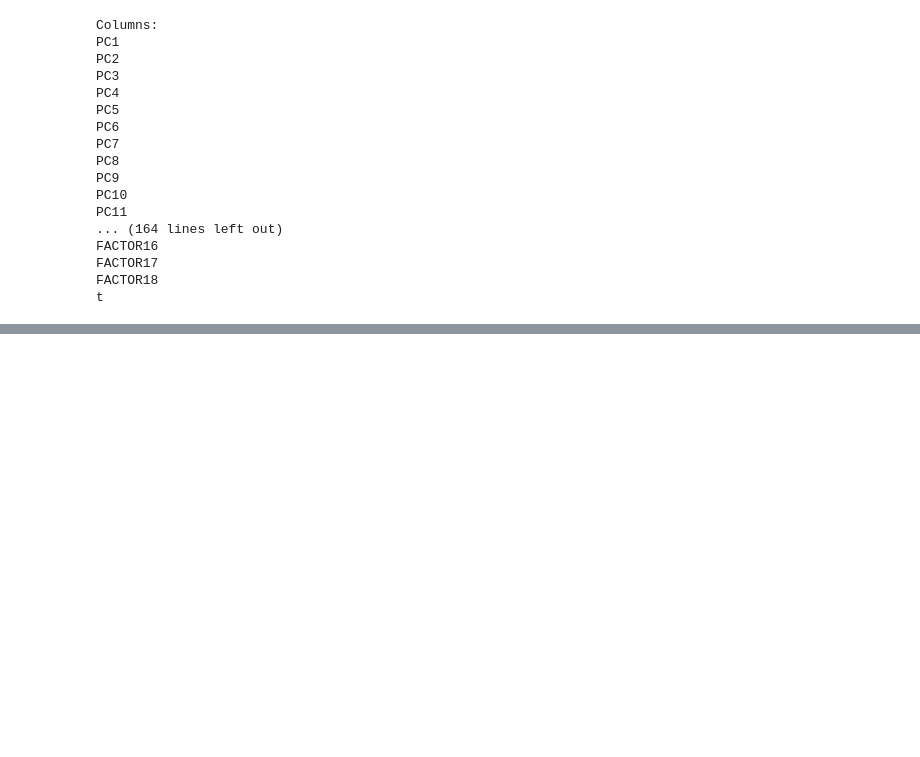
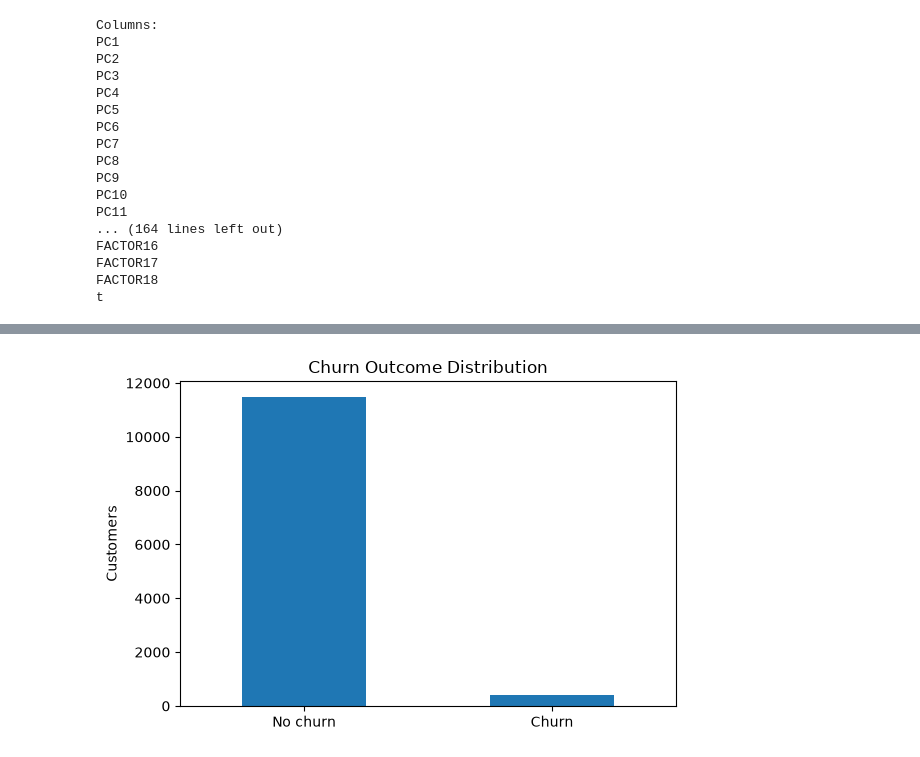
Before and after one commit to ACSanders/beyond-churn, a Jupyter notebook: notebooks/01_data_understanding.ipynb, the cells around one changed output, grey strips where cells are left out. Drawn from its saved outputs; the diff is of its cells as text; code cells hidden in the pictures; blank space fills up the shorter version.

```diff
--- a/notebooks/01_data_understanding.ipynb
+++ b/notebooks/01_data_understanding.ipynb
@@ -100,0 +196,7 @@ t
+# %%
+df = X.copy()
+df["y"] = y
+
+print(f'shape = {df.shape}')
+
+df[["t", "y"]].head()
@@ -100,0 +211,26 @@ t
+# %%
+# churn plot
+# we can visualize this as a rare event problem
+outcome_plot = (
+    df["y"]
+    .value_counts()
+    .sort_index()
+    .rename(index={0: "No churn", 1: "Churn"})
+)
+
+fig, ax = plt.subplots(figsize=(6, 4))
+
+outcome_plot.plot(
+    kind="bar",
+    ax=ax
+)
+
+ax.set_ylabel("Customers")
+ax.set_xlabel("")
+ax.set_title("Churn Outcome Distribution")
+
+plt.xticks(rotation=0)
+plt.tight_layout()
+plt.show()
+# %% [output]
+[figure, added]
```
Also changed, not shown: parts of 59 cells of this notebook.
